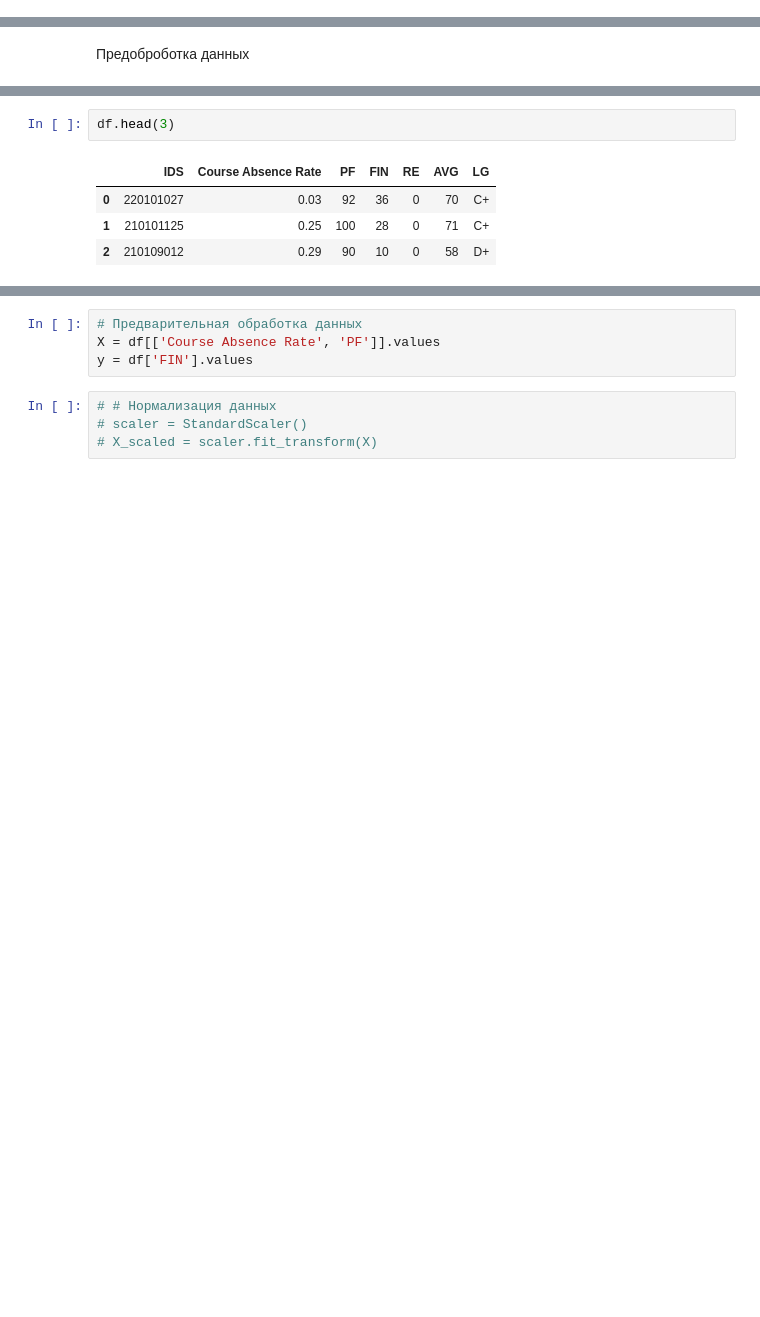
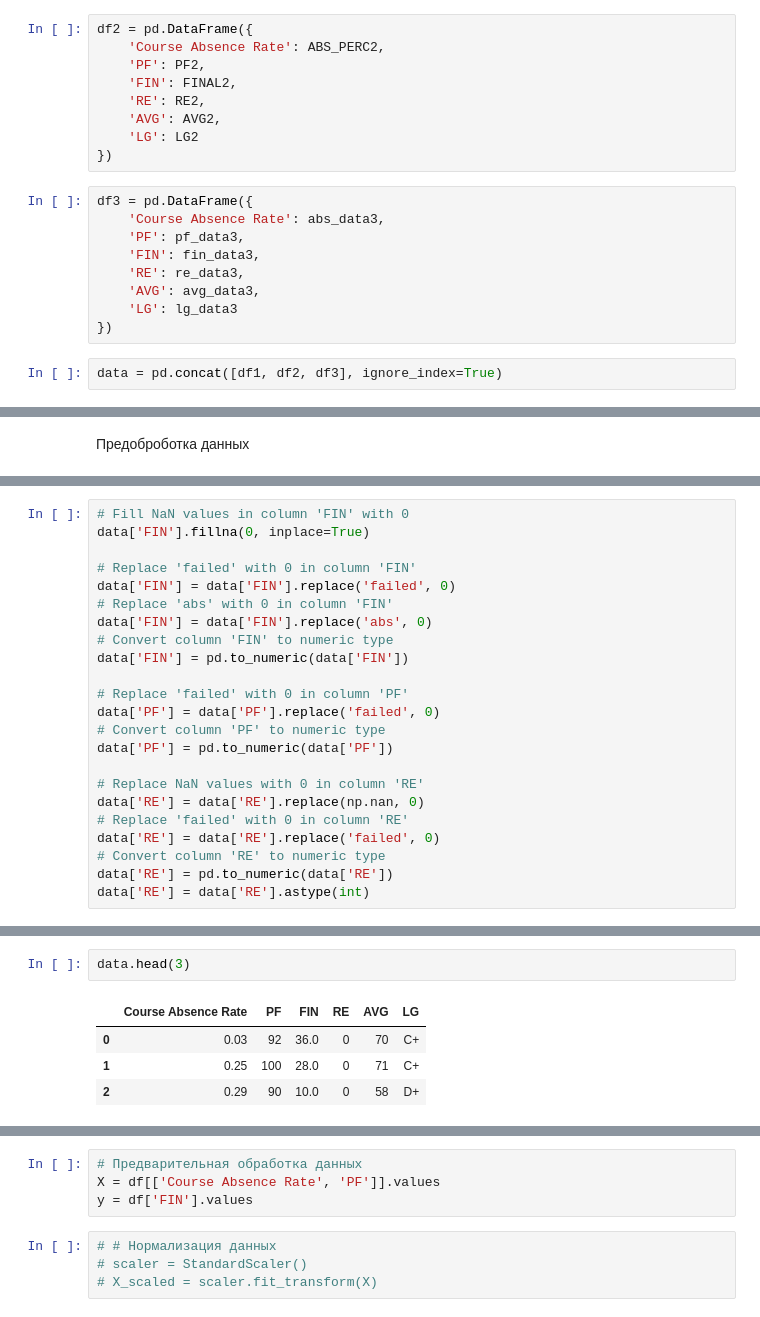
Before and after one commit to damir-dekz/diploma_project, a Jupyter notebook: диплом.ipynb, the cells around one changed output, grey strips where cells are left out. Drawn from its saved outputs; the diff is of its cells as text; blank space fills up the shorter version.

```diff
--- a/диплом.ipynb
+++ b/диплом.ipynb
@@ -709 +1253,21 @@ df
+# %%
+df2 = pd.DataFrame({
+    'Course Absence Rate': ABS_PERC2,
+    'PF': PF2,
+    'FIN': FINAL2,
+    'RE': RE2,
+    'AVG': AVG2,
+    'LG': LG2
+})
+# %%
+df3 = pd.DataFrame({
+    'Course Absence Rate': abs_data3,
+    'PF': pf_data3,
+    'FIN': fin_data3,
+    'RE': re_data3,
+    'AVG': avg_data3,
+    'LG': lg_data3
+})
+# %%
+data = pd.concat([df1, df2, df3], ignore_index=True)
 # %%
@@ -748 +1291,24 @@ df['RE'] = pd.to_numeric(df['RE'])
+# %%
+# Fill NaN values in column 'FIN' with 0
+data['FIN'].fillna(0, inplace=True)
+
+# Replace 'failed' with 0 in column 'FIN'
+data['FIN'] = data['FIN'].replace('failed', 0)
+# Replace 'abs' with 0 in column 'FIN'
+data['FIN'] = data['FIN'].replace('abs', 0)
+# Convert column 'FIN' to numeric type
+data['FIN'] = pd.to_numeric(data['FIN'])
+
+# Replace 'failed' with 0 in column 'PF'
+data['PF'] = data['PF'].replace('failed', 0)
+# Convert column 'PF' to numeric type
+data['PF'] = pd.to_numeric(data['PF'])
+
+# Replace NaN values with 0 in column 'RE'
+data['RE'] = data['RE'].replace(np.nan, 0)
+# Replace 'failed' with 0 in column 'RE'
+data['RE'] = data['RE'].replace('failed', 0)
+# Convert column 'RE' to numeric type
+data['RE'] = pd.to_numeric(data['RE'])
+data['RE'] = data['RE'].astype(int)
 # %%
@@ -765,7 +1330,7 @@ memory usage: 5.0+ KB
 # %%
-df.head(3)
+data.head(3)
 # %% [output]
-|  | IDS | Course Absence Rate | PF | FIN | RE | AVG | LG |
-| 0 | 220101027 | 0.03 | 92 | 36 | 0 | 70 | C+ |
-| 1 | 210101125 | 0.25 | 100 | 28 | 0 | 71 | C+ |
-| 2 | 210109012 | 0.29 | 90 | 10 | 0 | 58 | D+ |
+|  | Course Absence Rate | PF | FIN | RE | AVG | LG |
+| 0 | 0.03 | 92 | 36.0 | 0 | 70 | C+ |
+| 1 | 0.25 | 100 | 28.0 | 0 | 71 | C+ |
+| 2 | 0.29 | 90 | 10.0 | 0 | 58 | D+ |
```
Also changed, not shown: parts of 50 cells of this notebook, 5 other files.
